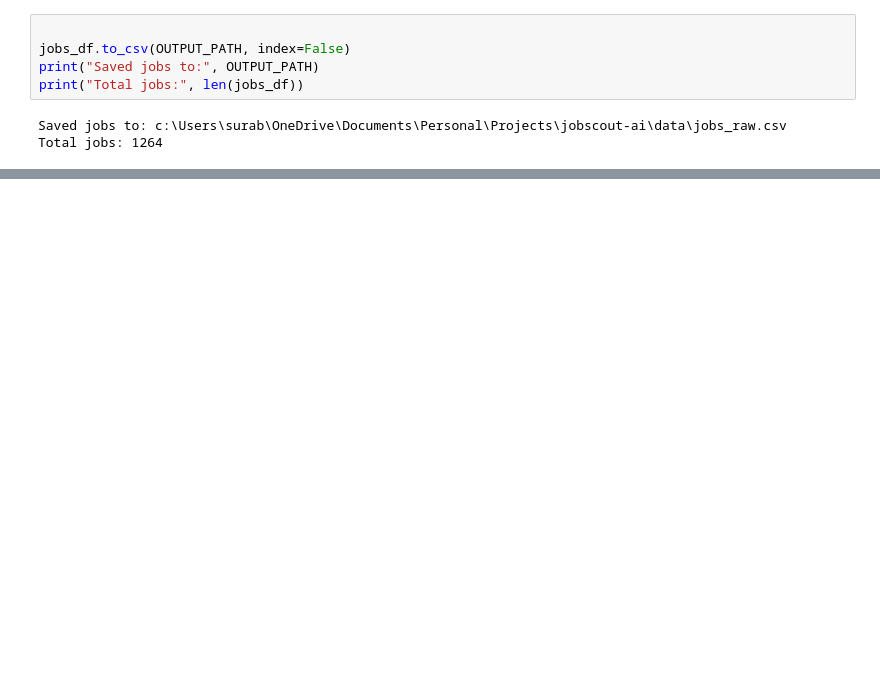
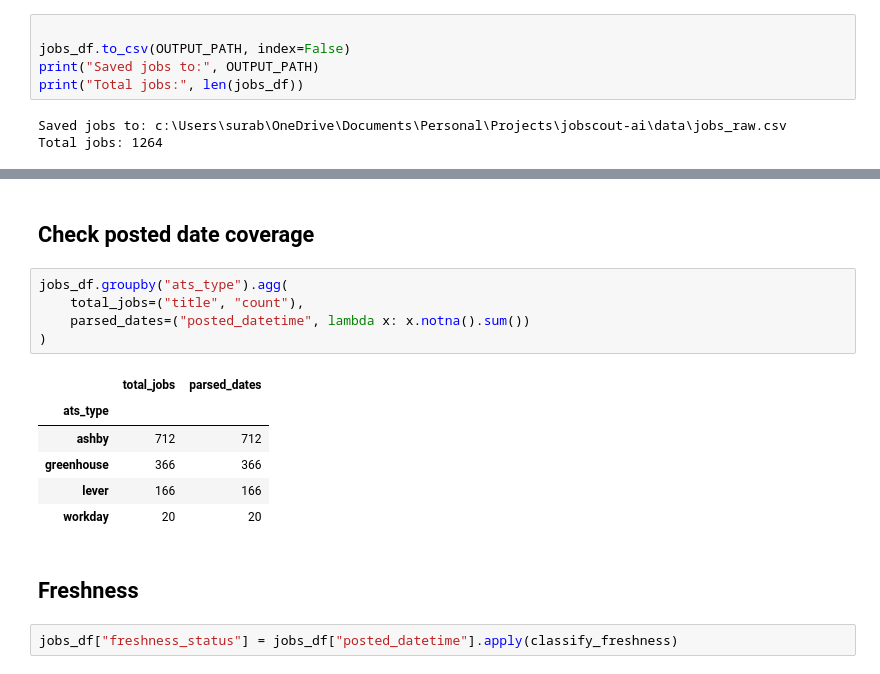
Before and after one commit to surabhi1914/JobScout_AI, a Jupyter notebook: notebooks/02_ats_fetchers.ipynb, the cells around one changed output, grey strips where cells are left out. Saved outputs shown, nothing was run; the diff lists cells and outputs as text; blank space fills up the shorter version.

```diff
--- a/notebooks/02_ats_fetchers.ipynb
+++ b/notebooks/02_ats_fetchers.ipynb
@@ -560,0 +744,18 @@ Total jobs: 1264
+# %% [markdown]
+## Check posted date coverage
+# %%
+jobs_df.groupby("ats_type").agg(
+    total_jobs=("title", "count"),
+    parsed_dates=("posted_datetime", lambda x: x.notna().sum())
+)
+# %% [output]
+|  | total_jobs | parsed_dates |
+| ats_type |  |  |
+| ashby | 712 | 712 |
+| greenhouse | 366 | 366 |
+| lever | 166 | 166 |
+| workday | 20 | 20 |
+# %% [markdown]
+## Freshness
+# %%
+jobs_df["freshness_status"] = jobs_df["posted_datetime"].apply(classify_freshness)
```
Also changed, not shown: parts of 29 cells of this notebook.
